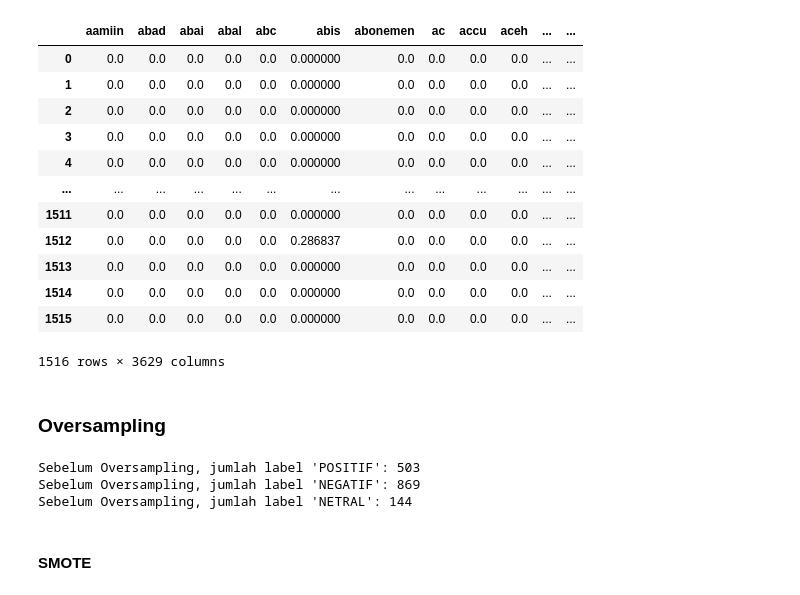
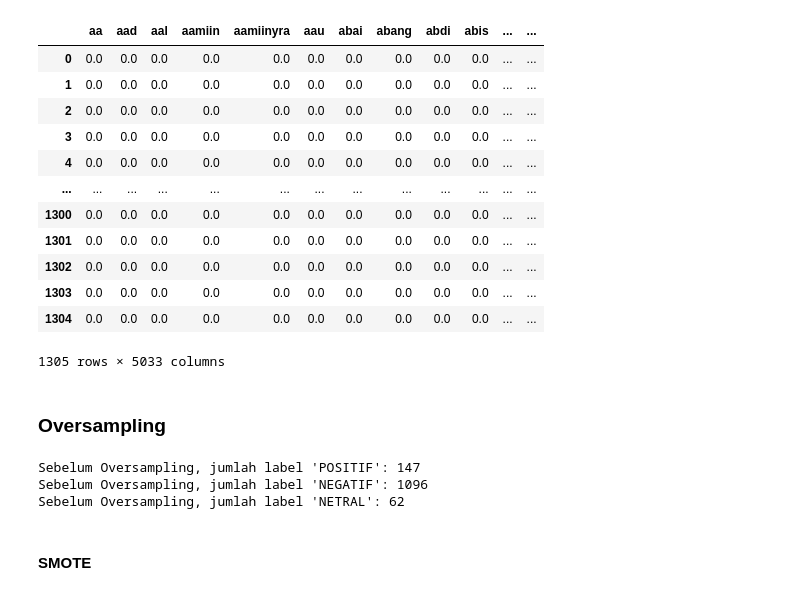
Before and after one commit to ardwiinoo/knn-sentiment-analysis, a Jupyter notebook: notebook/modeling.ipynb, the cells around one changed output. Cells and saved outputs as stored; diff of their text form; code cells hidden in the pictures.

```diff
--- a/notebook/modeling.ipynb
+++ b/notebook/modeling.ipynb
@@ -1,32 +1,32 @@
 # %%
 import pandas as pd
 # %%
-data_latih = pd.read_csv('../tfidf/TFIDF-dataset_mobil_listrik.csv', encoding='utf-8')
+data_latih = pd.read_csv('../output/tf-idf/tweets_sentiment_covid_fix_clean_extract.csv', encoding='utf-8')
 data_latih
 # %% [output]
-|  | aamiin | abad | abai | abal | abc | abis | abonemen | ac | accu | aceh | ... | ... |
-| 0 | 0.0 | 0.0 | 0.0 | 0.0 | 0.0 | 0.000000 | 0.0 | 0.0 | 0.0 | 0.0 | ... | ... |
-| 1 | 0.0 | 0.0 | 0.0 | 0.0 | 0.0 | 0.000000 | 0.0 | 0.0 | 0.0 | 0.0 | ... | ... |
-| 2 | 0.0 | 0.0 | 0.0 | 0.0 | 0.0 | 0.000000 | 0.0 | 0.0 | 0.0 | 0.0 | ... | ... |
-| 3 | 0.0 | 0.0 | 0.0 | 0.0 | 0.0 | 0.000000 | 0.0 | 0.0 | 0.0 | 0.0 | ... | ... |
-| 4 | 0.0 | 0.0 | 0.0 | 0.0 | 0.0 | 0.000000 | 0.0 | 0.0 | 0.0 | 0.0 | ... | ... |
+|  | aa | aad | aal | aamiin | aamiinyra | aau | abai | abang | abdi | abis | ... | ... |
+| 0 | 0.0 | 0.0 | 0.0 | 0.0 | 0.0 | 0.0 | 0.0 | 0.0 | 0.0 | 0.0 | ... | ... |
+| 1 | 0.0 | 0.0 | 0.0 | 0.0 | 0.0 | 0.0 | 0.0 | 0.0 | 0.0 | 0.0 | ... | ... |
+| 2 | 0.0 | 0.0 | 0.0 | 0.0 | 0.0 | 0.0 | 0.0 | 0.0 | 0.0 | 0.0 | ... | ... |
+| 3 | 0.0 | 0.0 | 0.0 | 0.0 | 0.0 | 0.0 | 0.0 | 0.0 | 0.0 | 0.0 | ... | ... |
+| 4 | 0.0 | 0.0 | 0.0 | 0.0 | 0.0 | 0.0 | 0.0 | 0.0 | 0.0 | 0.0 | ... | ... |
 | ... | ... | ... | ... | ... | ... | ... | ... | ... | ... | ... | ... | ... |
-| 1511 | 0.0 | 0.0 | 0.0 | 0.0 | 0.0 | 0.000000 | 0.0 | 0.0 | 0.0 | 0.0 | ... | ... |
-| 1512 | 0.0 | 0.0 | 0.0 | 0.0 | 0.0 | 0.286837 | 0.0 | 0.0 | 0.0 | 0.0 | ... | ... |
-| 1513 | 0.0 | 0.0 | 0.0 | 0.0 | 0.0 | 0.000000 | 0.0 | 0.0 | 0.0 | 0.0 | ... | ... |
-| 1514 | 0.0 | 0.0 | 0.0 | 0.0 | 0.0 | 0.000000 | 0.0 | 0.0 | 0.0 | 0.0 | ... | ... |
-| 1515 | 0.0 | 0.0 | 0.0 | 0.0 | 0.0 | 0.000000 | 0.0 | 0.0 | 0.0 | 0.0 | ... | ... |
+| 1300 | 0.0 | 0.0 | 0.0 | 0.0 | 0.0 | 0.0 | 0.0 | 0.0 | 0.0 | 0.0 | ... | ... |
+| 1301 | 0.0 | 0.0 | 0.0 | 0.0 | 0.0 | 0.0 | 0.0 | 0.0 | 0.0 | 0.0 | ... | ... |
+| 1302 | 0.0 | 0.0 | 0.0 | 0.0 | 0.0 | 0.0 | 0.0 | 0.0 | 0.0 | 0.0 | ... | ... |
+| 1303 | 0.0 | 0.0 | 0.0 | 0.0 | 0.0 | 0.0 | 0.0 | 0.0 | 0.0 | 0.0 | ... | ... |
+| 1304 | 0.0 | 0.0 | 0.0 | 0.0 | 0.0 | 0.0 | 0.0 | 0.0 | 0.0 | 0.0 | ... | ... |
-1516 rows × 3629 columns
+1305 rows × 5033 columns
 # %% [markdown]
 ### Oversampling
 # %%
-print("Sebelum Oversampling, jumlah label 'POSITIF': {}".format(sum(data_latih['Sentiment'] == 'positif')))
-print("Sebelum Oversampling, jumlah label 'NEGATIF': {} ".format(sum(data_latih['Sentiment'] == 'negatif')))
-print("Sebelum Oversampling, jumlah label 'NETRAL': {} ".format(sum(data_latih['Sentiment'] == 'netral')))
+print("Sebelum Oversampling, jumlah label 'POSITIF': {}".format(sum(data_latih['sentimen'] == 'positive')))
+print("Sebelum Oversampling, jumlah label 'NEGATIF': {} ".format(sum(data_latih['sentimen'] == 'negative')))
+print("Sebelum Oversampling, jumlah label 'NETRAL': {} ".format(sum(data_latih['sentimen'] == 'neutral')))
 # %% [output]
-Sebelum Oversampling, jumlah label 'POSITIF': 503
-Sebelum Oversampling, jumlah label 'NEGATIF': 869
-Sebelum Oversampling, jumlah label 'NETRAL': 144
+Sebelum Oversampling, jumlah label 'POSITIF': 147
+Sebelum Oversampling, jumlah label 'NEGATIF': 1096
+Sebelum Oversampling, jumlah label 'NETRAL': 62
 # %% [markdown]
 #### SMOTE
 # %%
```
Also changed, not shown: parts of 8 cells of this notebook.
